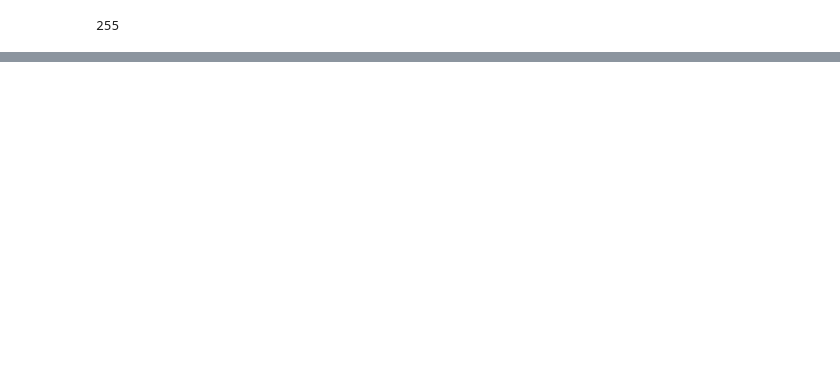
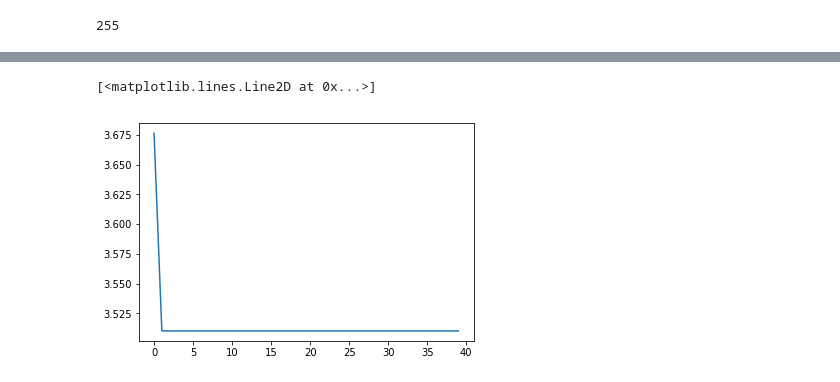
Before and after one commit to dmitrydi/pd_lapl, a Jupyter notebook: horiz-3.ipynb, the cells around one changed output, grey strips where cells are left out. Drawn from its saved outputs; the diff is of its cells as text; code cells hidden in the pictures; blank space fills up the shorter version.

```diff
--- a/horiz-3.ipynb
+++ b/horiz-3.ipynb
@@ -450,0 +174,13 @@ array([[[  -1.99,   -1.99,   -1.99, ...,   -1.99,   -1.99,   -1.99],
+# %%
+from scipy.special import k0
+from fwell.ffunc.aux import eulsum
+u = 0.00814443458076589
+def F2H1_new(u, ksid, ksiwd, ksied, ksiede, a, yd, ywd):
+    val = np.zeros_like(ksid)
+    for sx in [-1,1]:
+        val += k0(np.sqrt((u+a*a)*(np.square(ksiede/ksied*(ksid+sx*ksiwd))+np.square(yd-ywd))))
+    for sx in [-1,1]:
+        for sk in [-1,1]:
+            vfunc = lambda k: k0(np.sqrt((u+a*a)*(np.square(ksiede/ksied*(ksid+sx*ksiwd+sk*2*k*ksied))+np.square(yd-ywd))))
+            val += eulsum_v(vfunc, xd.shape)
+    return val
@@ -453,0 +351,8 @@ array([[[  -1.99,   -1.99,   -1.99, ...,   -1.99,   -1.99,   -1.99],
+# %%
+u = 1e-3
+v = IF3(u, x1, x2, zd, zwd, hd, xd, xwd, xed, yd, ywd, yed,fwell.lw.buf, "", "")
+# %%
+plt.plot(v[0,:])
+# %% [output]
+[<matplotlib.lines.Line2D at 0x...>]
+[figure, added]
```
Also changed, not shown: parts of 46 cells of this notebook, 5 other files.
